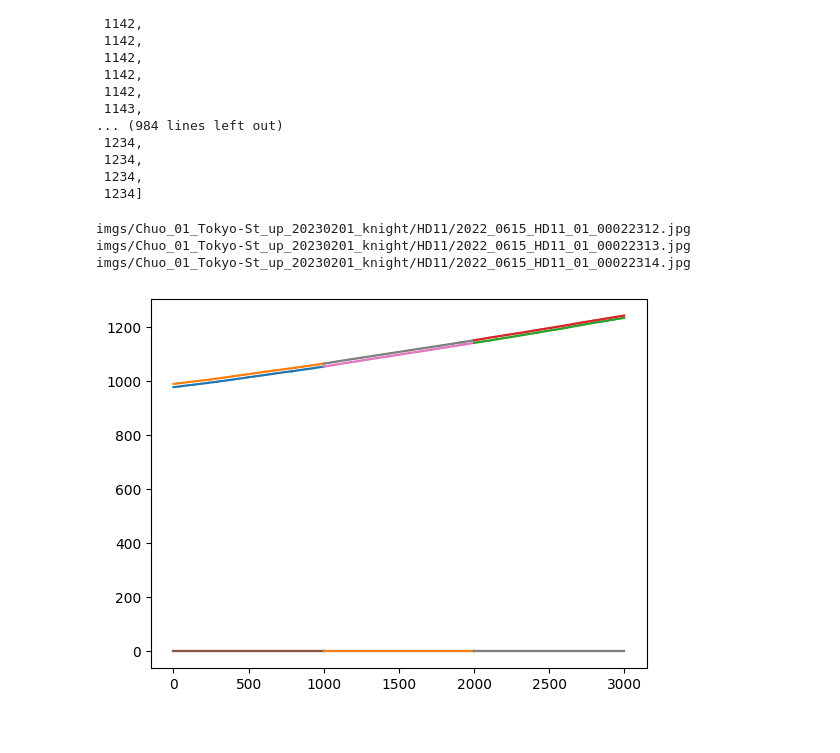
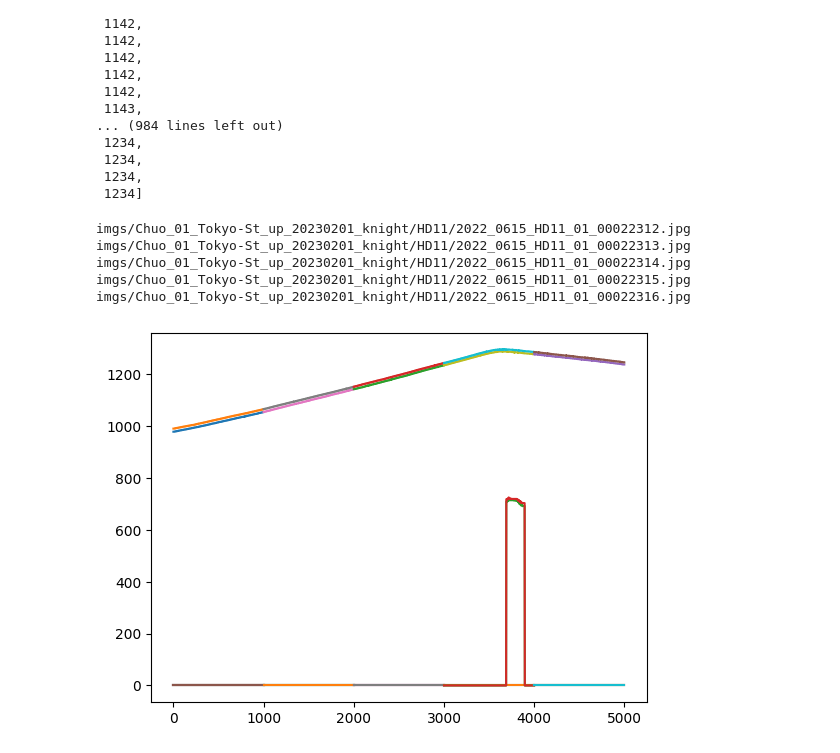
Before and after one commit to esioEptmcDxpt/green-finder, a Jupyter notebook: shelve_check.ipynb, the cells around one changed output. Cells and saved outputs as stored; diff of their text form; code cells hidden in the pictures.

```diff
--- a/shelve_check.ipynb
+++ b/shelve_check.ipynb
@@ -113,17 +115,25 @@ rail["HD11"][image_path]["trolley1"]["estimated_upper_edge"]
  1234,
  1234]
 # %%
-img_num = 3
+dt01 = datetime.datetime.now()
+
+img_num = 5
 for idx in range(img_num):
     image_path = base_images[idx]
     print(image_path)
     for trolley_id in config.trolley_ids:
         x = [n + 1000 * idx for n in rail[camera_num][image_path][trolley_id]["ix"]]
         plt.plot(x, rail[camera_num][image_path][trolley_id]["estimated_upper_edge"])
         plt.plot(x, rail[camera_num][image_path][trolley_id]["estimated_lower_edge"])
 plt.show()
+
+dt02 = datetime.datetime.now()
+prc_time = dt02 - dt01
+print(str(datetime.datetime.now()) + f' Process end :{prc_time}')
 # %% [output]
 imgs/Chuo_01_Tokyo-St_up_20230201_knight/HD11/2022_0615_HD11_01_00022312.jpg
 imgs/Chuo_01_Tokyo-St_up_20230201_knight/HD11/2022_0615_HD11_01_00022313.jpg
 imgs/Chuo_01_Tokyo-St_up_20230201_knight/HD11/2022_0615_HD11_01_00022314.jpg
+imgs/Chuo_01_Tokyo-St_up_20230201_knight/HD11/2022_0615_HD11_01_00022315.jpg
+imgs/Chuo_01_Tokyo-St_up_20230201_knight/HD11/2022_0615_HD11_01_00022316.jpg
-[figure, old version]
+[figure, new version]
```
Also changed, not shown: parts of 4 cells of this notebook, 2 other files.
